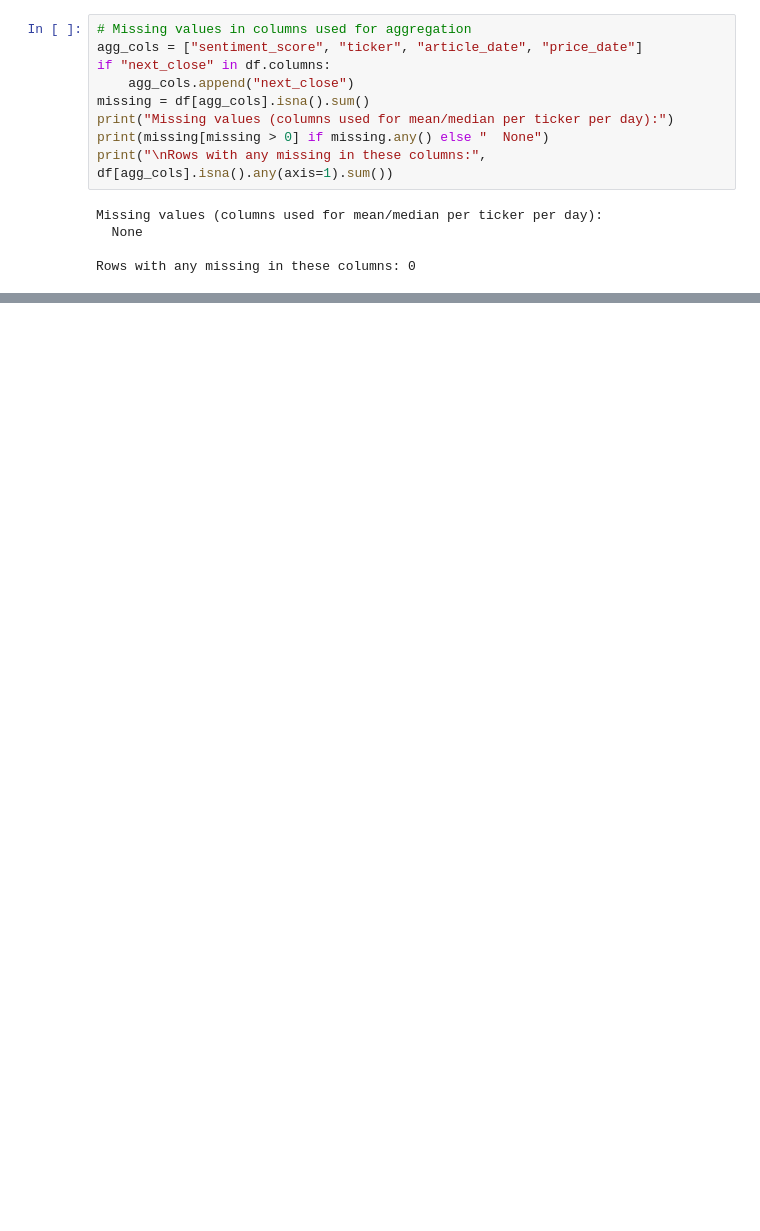
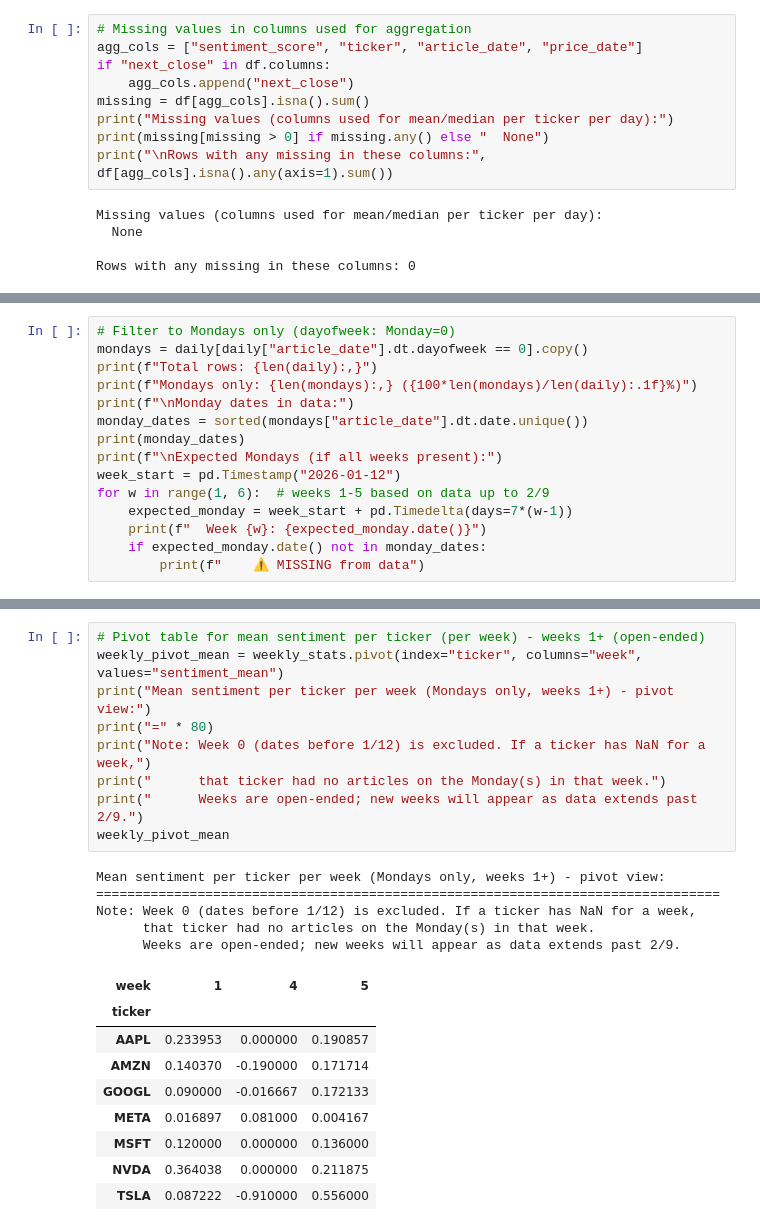
Before and after one commit to Trevor5008/market-sentiment-analysis, a Jupyter notebook: docs/eda/sprint_3/notebooks/price_news_analysis.ipynb, the cells around one changed output, grey strips where cells are left out. Drawn from its saved outputs; the diff is of its cells as text; blank space fills up the shorter version.

```diff
--- a/docs/eda/sprint_3/notebooks/price_news_analysis.ipynb
+++ b/docs/eda/sprint_3/notebooks/price_news_analysis.ipynb
@@ -195,0 +251,15 @@ KeyError: Index(['ticker'], dtype='str')
+# %%
+# Filter to Mondays only (dayofweek: Monday=0)
+mondays = daily[daily["article_date"].dt.dayofweek == 0].copy()
+print(f"Total rows: {len(daily):,}")
+print(f"Mondays only: {len(mondays):,} ({100*len(mondays)/len(daily):.1f}%)")
+print(f"\nMonday dates in data:")
+monday_dates = sorted(mondays["article_date"].dt.date.unique())
+print(monday_dates)
+print(f"\nExpected Mondays (if all weeks present):")
+week_start = pd.Timestamp("2026-01-12")
+for w in range(1, 6):  # weeks 1-5 based on data up to 2/9
+    expected_monday = week_start + pd.Timedelta(days=7*(w-1))
+    print(f"  Week {w}: {expected_monday.date()}")
+    if expected_monday.date() not in monday_dates:
+        print(f"    ⚠ MISSING from data")
@@ -195,0 +356,24 @@ KeyError: Index(['ticker'], dtype='str')
+# %%
+# Pivot table for mean sentiment per ticker (per week) - weeks 1+ (open-ended)
+weekly_pivot_mean = weekly_stats.pivot(index="ticker", columns="week", values="sentiment_mean")
+print("Mean sentiment per ticker per week (Mondays only, weeks 1+) - pivot view:")
+print("=" * 80)
+print("Note: Week 0 (dates before 1/12) is excluded. If a ticker has NaN for a week,")
+print("      that ticker had no articles on the Monday(s) in that week.")
+print("      Weeks are open-ended; new weeks will appear as data extends past 2/9.")
+weekly_pivot_mean
+# %% [output]
+Mean sentiment per ticker per week (Mondays only, weeks 1+) - pivot view:
+================================================================================
+Note: Week 0 (dates before 1/12) is excluded. If a ticker has NaN for a week,
+      that ticker had no articles on the Monday(s) in that week.
+      Weeks are open-ended; new weeks will appear as data extends past 2/9.
+| week | 1 | 4 | 5 |
+| ticker |  |  |  |
+| AAPL | 0.233953 | 0.000000 | 0.190857 |
+| AMZN | 0.140370 | -0.190000 | 0.171714 |
+| GOOGL | 0.090000 | -0.016667 | 0.172133 |
+| META | 0.016897 | 0.081000 | 0.004167 |
+| MSFT | 0.120000 | 0.000000 | 0.136000 |
+| NVDA | 0.364038 | 0.000000 | 0.211875 |
+| TSLA | 0.087222 | -0.910000 | 0.556000 |
```
Also changed, not shown: parts of 17 cells of this notebook, 3 other files.
